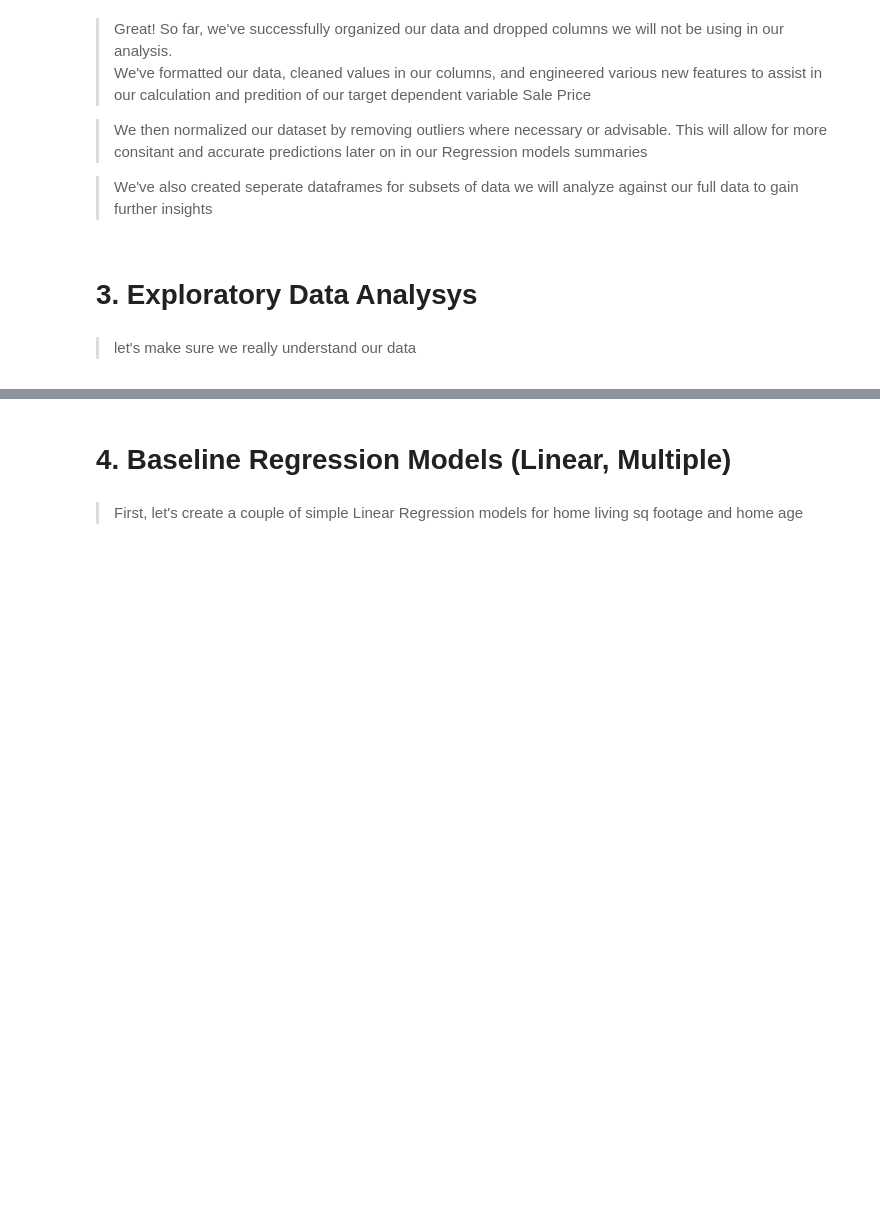
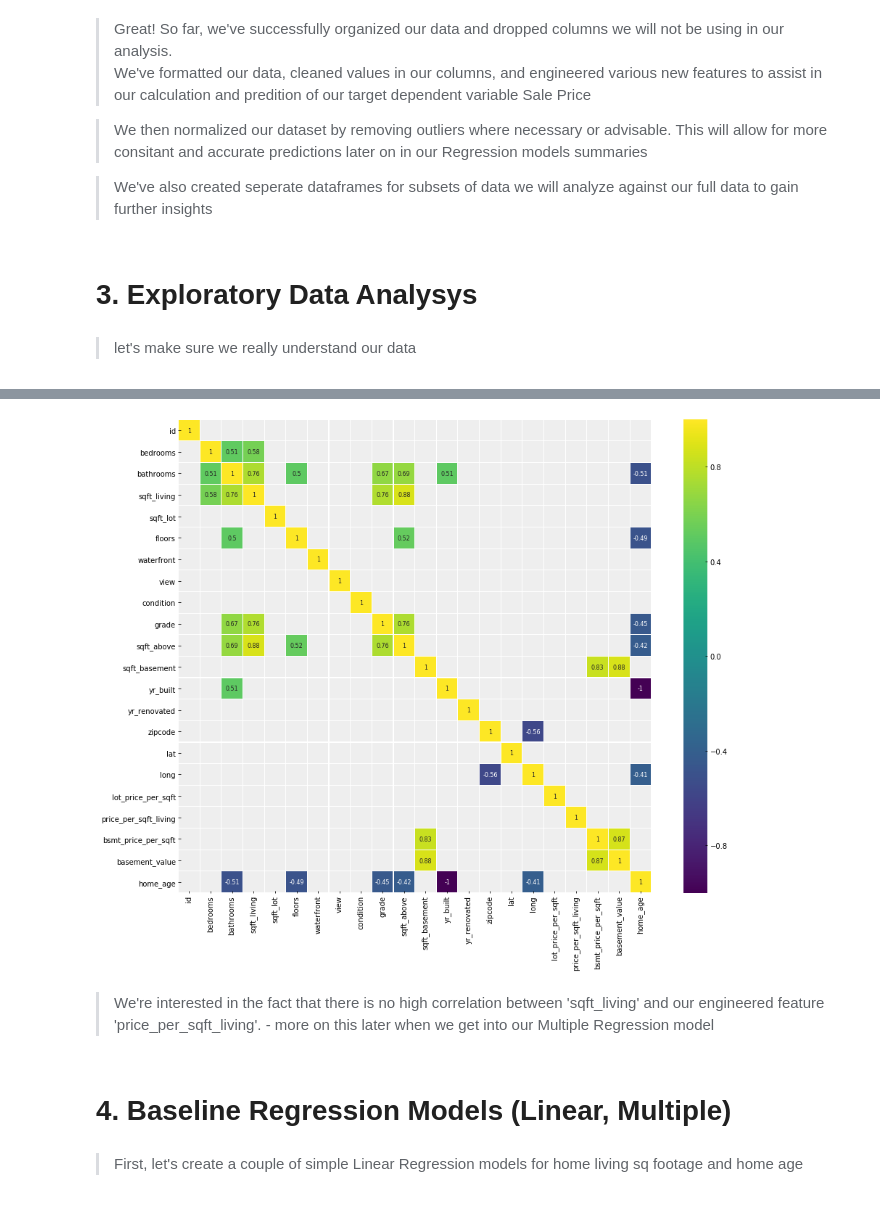
Before and after one commit to DIGITALFRANK/dsc-v2-mod1-final-project, a Jupyter notebook: student.ipynb, the cells around one changed output, grey strips where cells are left out. Cells and saved outputs as stored; diff of their text form; code cells hidden in the pictures; blank space fills up the shorter version.

```diff
--- a/student.ipynb
+++ b/student.ipynb
@@ -548,3 +603,16 @@ waterfront_properties.head()
+# %%
+# feature to feature correlation
+corr = df.drop('price', axis=1).corr() # We already examined 'price' correlations
+plt.figure(figsize=(16, 12))
+
+sns.heatmap(corr[(corr >= 0.5) | (corr <= -0.4)],
+            cmap='viridis', vmax=1.0, vmin=-1.0, linewidths=0.1,
+            annot=True, annot_kws={"size": 8}, square=True);
+# %% [output]
+[figure, added]
+# %% [markdown]
+> We're interested in the fact that there is no high correlation between 'sqft_living' and our engineered feature 'price_per_sqft_living'.
+    - more on this later when we get into our Multiple Regression model
 # %% [markdown]
 # 4. Baseline Regression Models  (Linear, Multiple)
 # %% [markdown]
```
Also changed, not shown: parts of 11 cells of this notebook, 1 other file.
